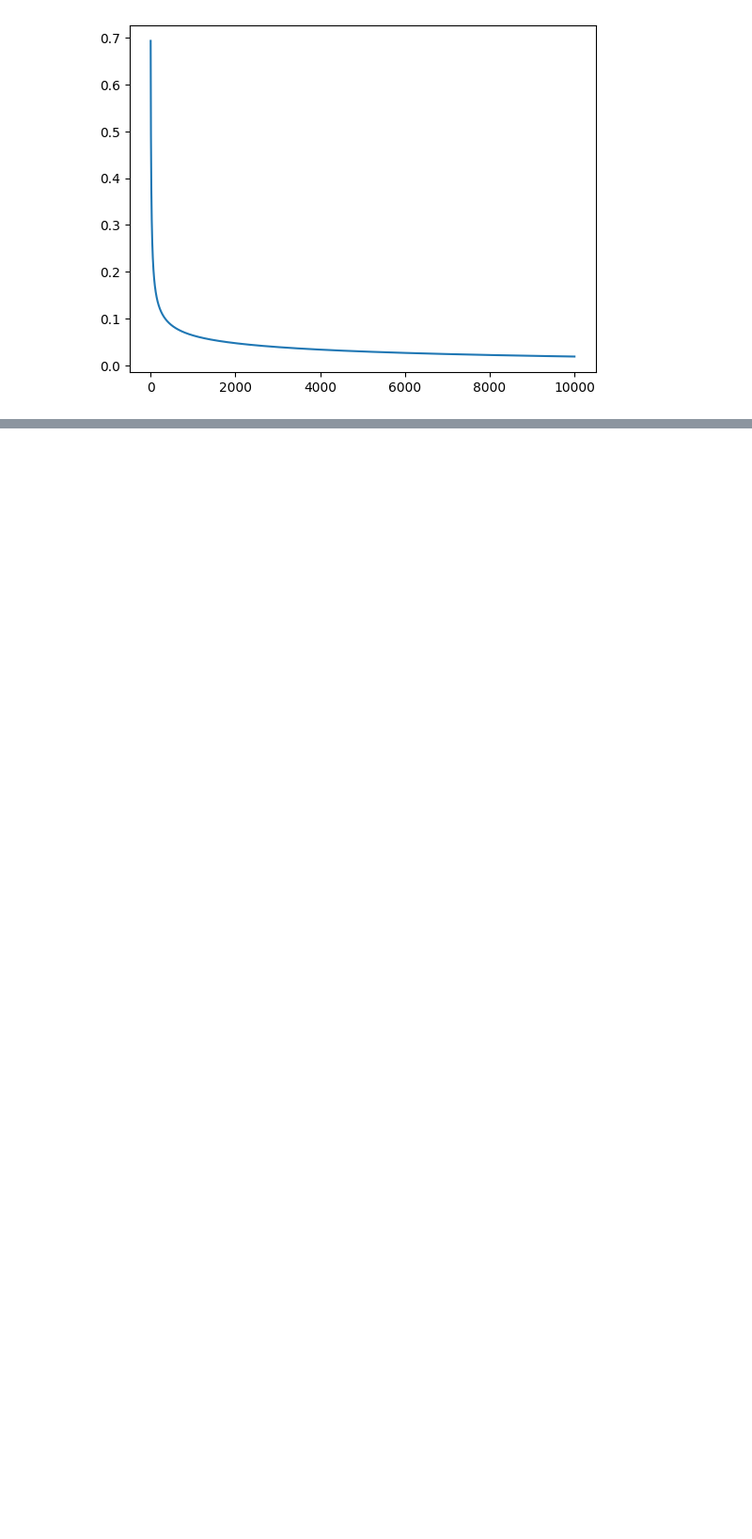
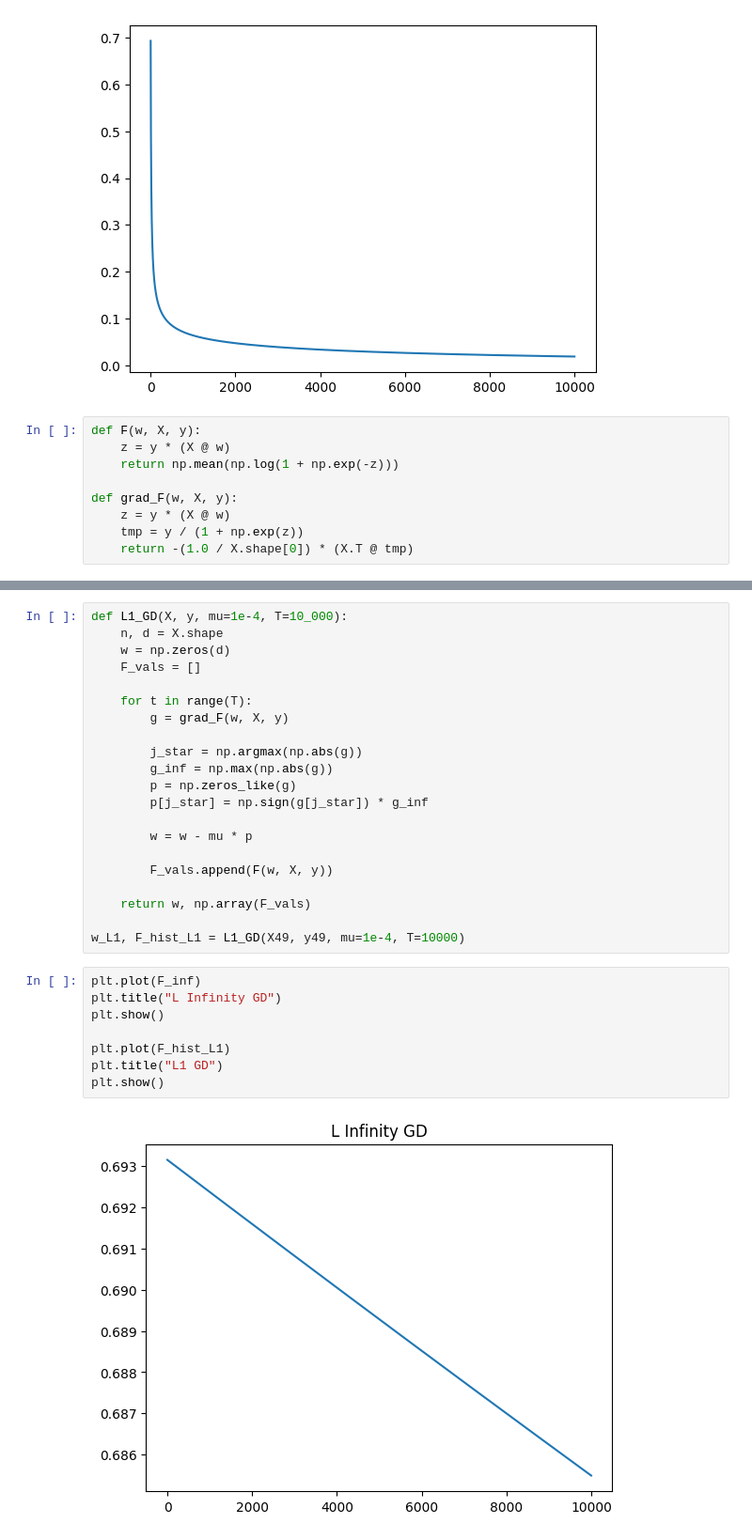
Before and after one commit to ageller02/MATH173A, a Jupyter notebook: HW_5.ipynb, the cells around one changed output, grey strips where cells are left out. Shown at 94% size. Saved outputs shown, nothing was run; the diff lists cells and outputs as text; blank space fills up the shorter version.

```diff
--- a/HW_5.ipynb
+++ b/HW_5.ipynb
@@ -126,3 +126,12 @@ plt.plot(vals)
 plt.show()
 # %% [output]
 [figure]
+# %%
+def F(w, X, y):
+    z = y * (X @ w)
+    return np.mean(np.log(1 + np.exp(-z)))
+
+def grad_F(w, X, y):
+    z = y * (X @ w)
+    tmp = y / (1 + np.exp(z))
+    return -(1.0 / X.shape[0]) * (X.T @ tmp)
@@ -128,0 +156,31 @@ plt.show()
+# %%
+def L1_GD(X, y, mu=1e-4, T=10_000):
+    n, d = X.shape
+    w = np.zeros(d)
+    F_vals = []
+
+    for t in range(T):
+        g = grad_F(w, X, y)
+
+        j_star = np.argmax(np.abs(g))
+        g_inf = np.max(np.abs(g))
+        p = np.zeros_like(g)
+        p[j_star] = np.sign(g[j_star]) * g_inf
+
+        w = w - mu * p
+
+        F_vals.append(F(w, X, y))
+
+    return w, np.array(F_vals)
+
+w_L1, F_hist_L1 = L1_GD(X49, y49, mu=1e-4, T=10000)
+# %%
+plt.plot(F_inf)
+plt.title("L Infinity GD")
+plt.show()
+
+plt.plot(F_hist_L1)
+plt.title("L1 GD")
+plt.show()
+# %% [output]
+[figure, added]
```
Also changed, not shown: parts of 4 cells of this notebook.
